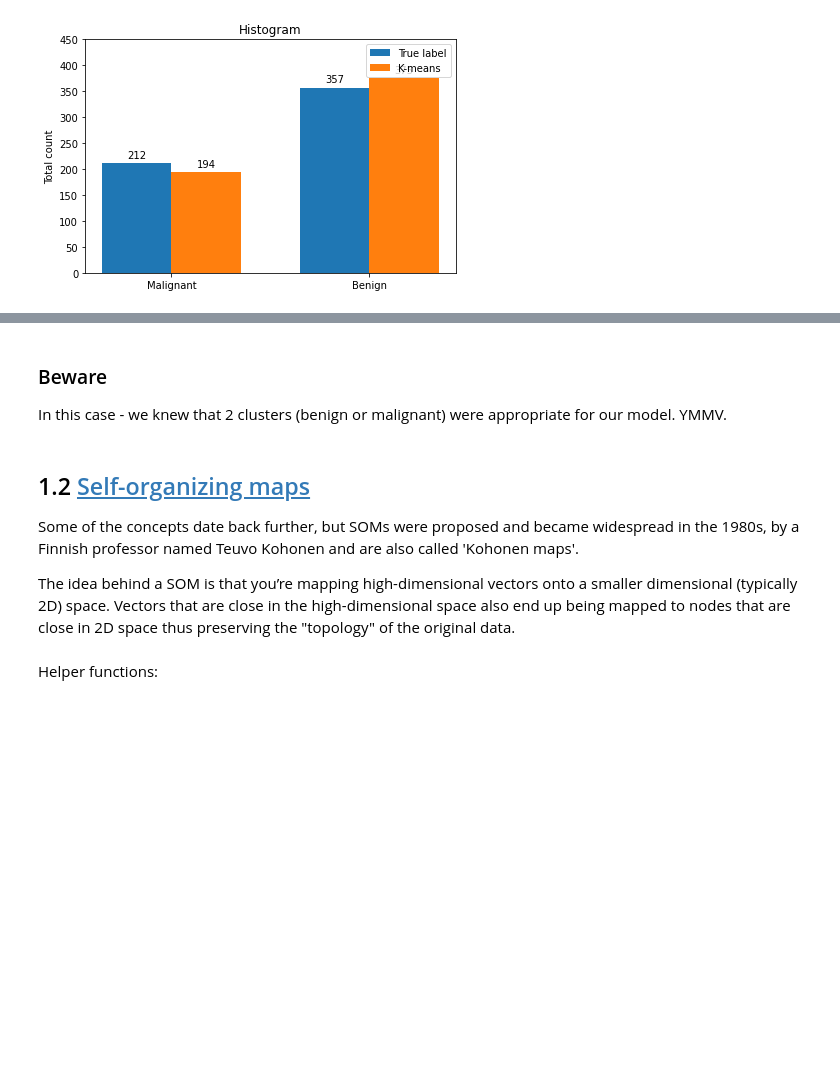
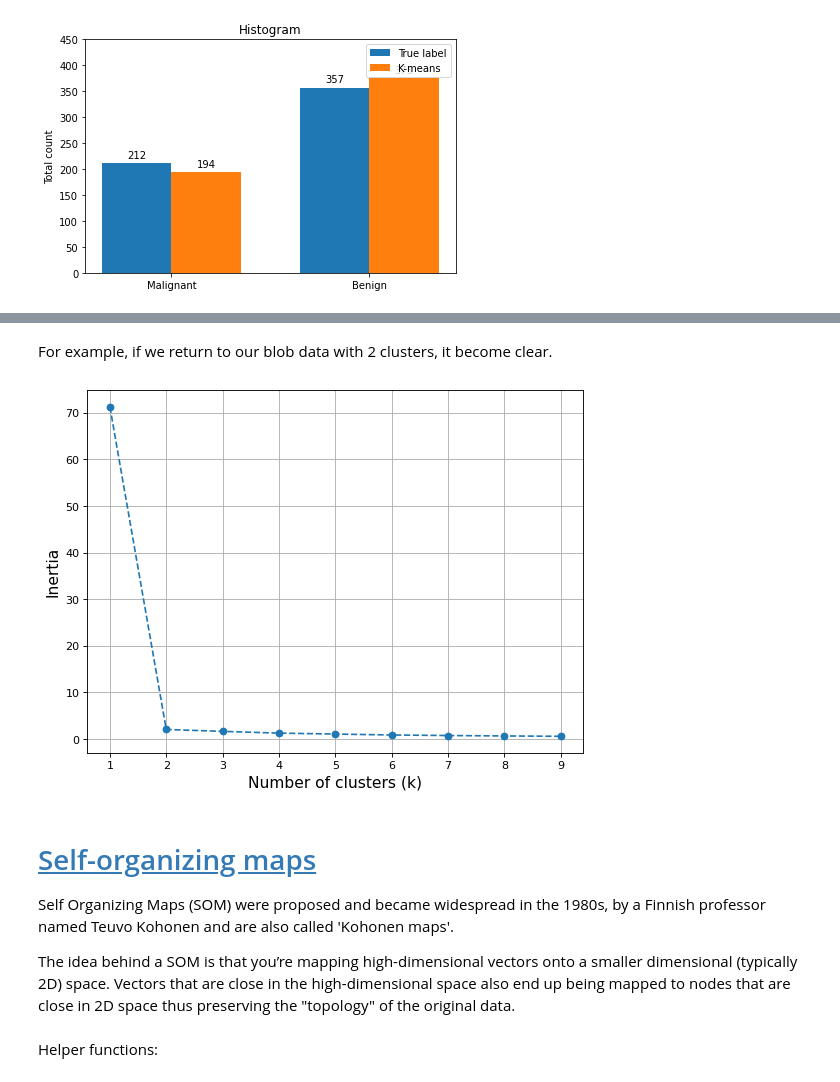
Before and after one commit to argonne-lcf/ATPESC_MachineLearning, a Jupyter notebook: 00_statisticalLearning/statistical_learning.ipynb, the cells around one changed output, grey strips where cells are left out. Cells and saved outputs as stored; diff of their text form; code cells hidden in the pictures; blank space fills up the shorter version.

```diff
--- a/00_statisticalLearning/statistical_learning.ipynb
+++ b/00_statisticalLearning/statistical_learning.ipynb
@@ -512,11 +499,23 @@ plot_kmeans_obj(X_sc, tot_clusters=10, plot_points=False);
 [figure]
-# %% [markdown]
-### Beware
-In this case - we knew that 2 clusters (benign or malignant) were appropriate for our model. YMMV.
+# %% [markdown]
+For example, if we return to our blob data with 2 clusters, it become clear.
+# %%
+n_samples  = 300 # 300 2D data points
+n_features = 2   # 2D data
+n_clusters = 2   # unique blobs
+seed       = 456
+iterations = 25
+X, Y = datasets.make_blobs(n_samples = n_samples,
+                           n_features = n_features,
+                           centers = n_clusters,
+                           random_state = seed)
+plot_kmeans_obj(X, tot_clusters=10, plot_points=False);
+# %% [output]
+[figure, added]
 # %% [markdown]
-## 1.2 [Self-organizing maps](https://en.wikipedia.org/wiki/Self-organizing_map)
+# [Self-organizing maps](https://en.wikipedia.org/wiki/Self-organizing_map)
 
-Some of the concepts date back further, but SOMs were proposed and became widespread in the 1980s, by a Finnish professor named Teuvo Kohonen and are also called 'Kohonen maps'.
+Self Organizing Maps (SOM) were proposed and became widespread in the 1980s, by a Finnish professor named Teuvo Kohonen and are also called 'Kohonen maps'.
 
 The idea behind a SOM is that you’re mapping high-dimensional vectors onto a smaller dimensional (typically 2D) space. Vectors that are close in the high-dimensional space also end up being mapped to nodes that are close in 2D space thus preserving the "topology" of the original data.
 # %% [markdown]
```
Also changed, not shown: parts of 41 cells of this notebook.
